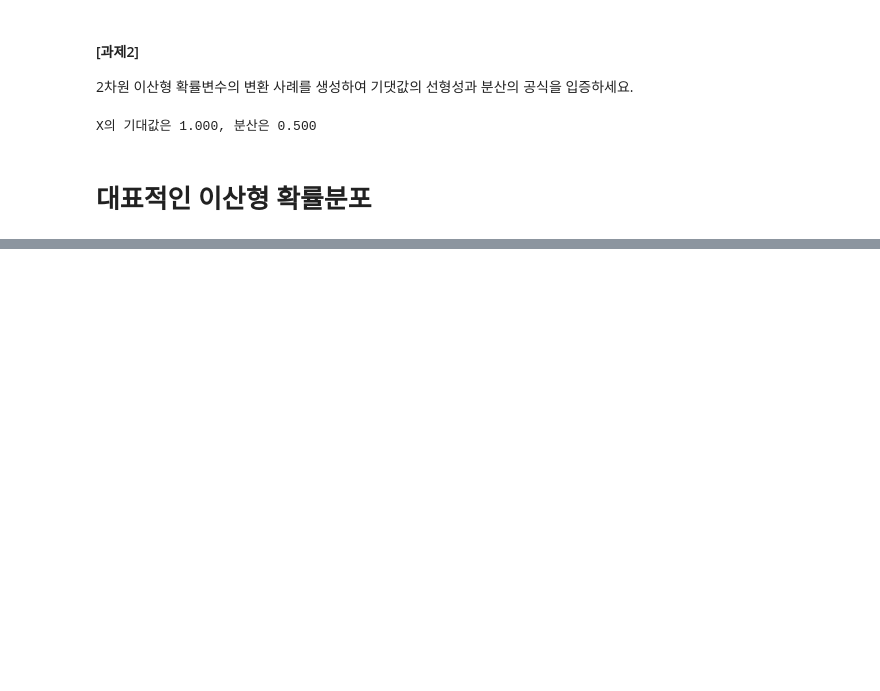
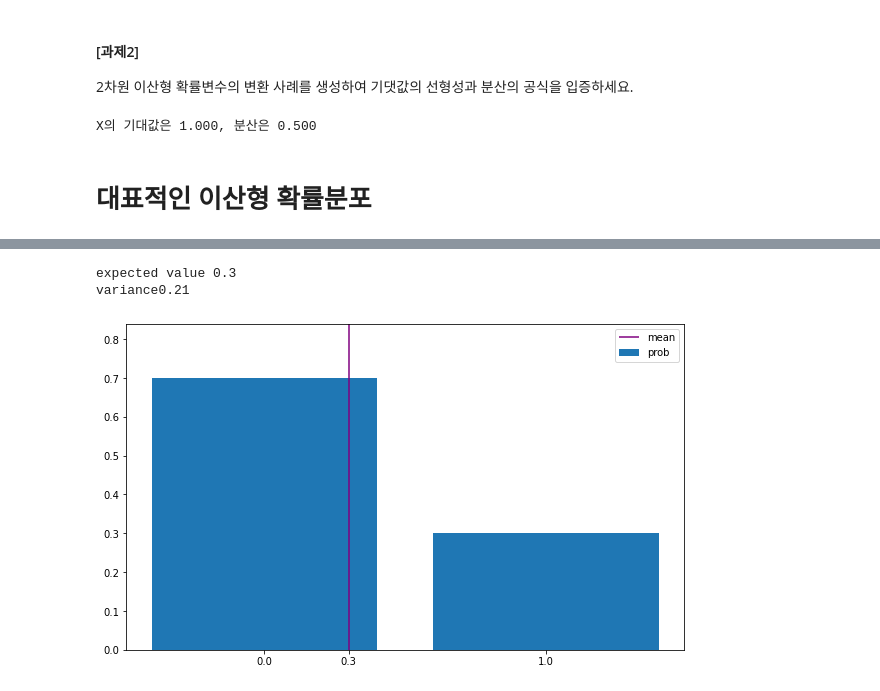
Before and after one commit to kyunakim/cakd7, a Jupyter notebook: cakd7/m3_통계/Stat.ipynb, the cells around one changed output, grey strips where cells are left out. Drawn from its saved outputs; the diff is of its cells as text; code cells hidden in the pictures; blank space fills up the shorter version.

```diff
--- a/cakd7/m3_통계/Stat.ipynb
+++ b/cakd7/m3_통계/Stat.ipynb
@@ -2137,0 +2186,26 @@ def f(x,y):
+# %%
+# 베르누이 분포 Numpy 구현
+def Bern(p):
+    x_set = np.array([0,1])
+    def f(x):
+        if x in x_set:
+            return p ** x * (1-p) ** (1-x)
+        else:
+            return 0
+    return x_set, f
+# %%
+# Bern(0.3)을 따르는 확률변수 X작성
+p = 0.3
+X = Bern(p)
+# %%
+# 기댓값, 분산 계산
+check_prob(X) # 기댓값: 0.3, 분산: 0.3 * 0.7 = 0.21
+# %% [output]
+expected value 0.3
+variance0.21
+# %%
+# 확률변수 X 그래프로 표현
+plot_prob(X)
+# 중앙 세로선은 기댓값
+# %% [output]
+[figure, added]
```
Also changed, not shown: parts of 40 cells of this notebook.
